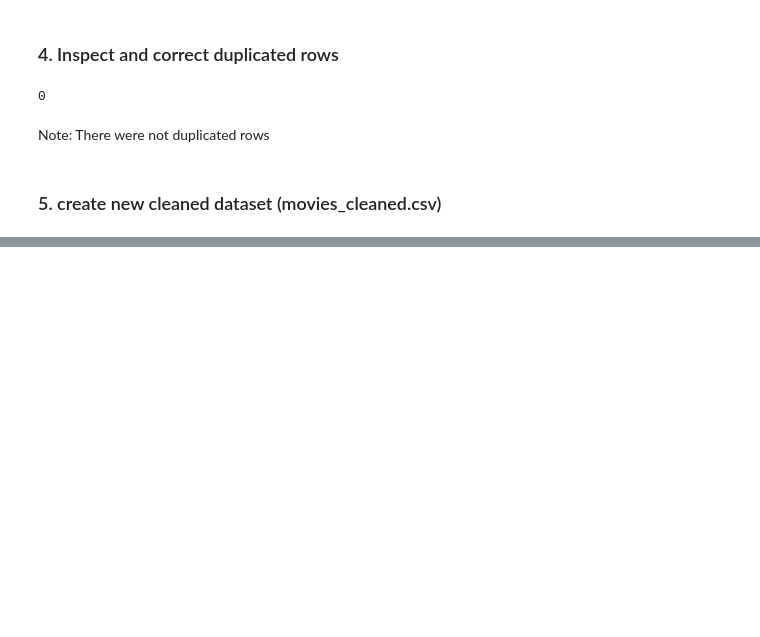
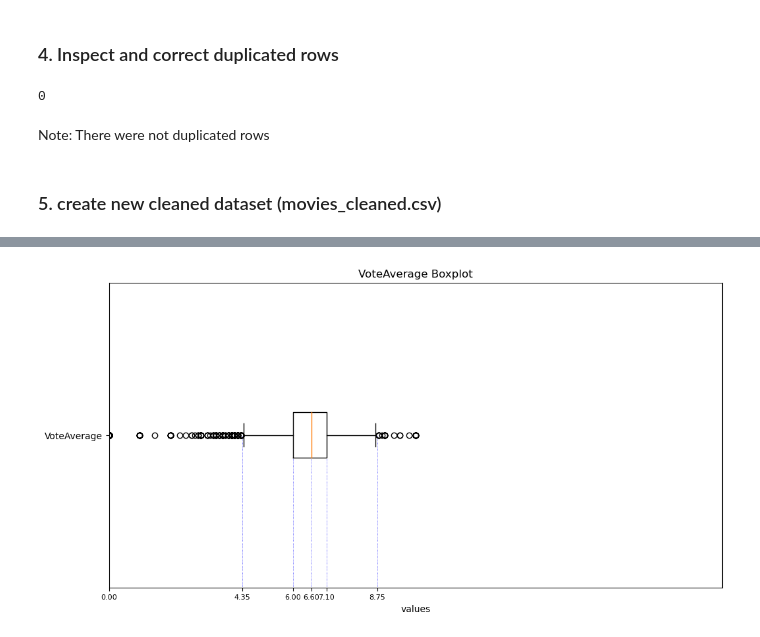
Before and after one commit to mlgomez0/advanced_python_project, a Jupyter notebook: notebooks/movies.ipynb, the cells around one changed output, grey strips where cells are left out. Saved outputs shown, nothing was run; the diff lists cells and outputs as text; code cells hidden in the pictures; blank space fills up the shorter version.

```diff
--- a/notebooks/movies.ipynb
+++ b/notebooks/movies.ipynb
@@ -724,0 +784,5 @@ Index(['Id', 'OriginalLanguage', 'OriginalTitle', 'Overview', 'Popularity',
+# %%
+# VoteAverage Boxplot
+create_box_plot(numerical_df['VoteAverage'], 'VoteAverage', 0, 20)
+# %% [output]
+[figure, added]
```
Also changed, not shown: parts of 15 cells of this notebook, 2 other files.
